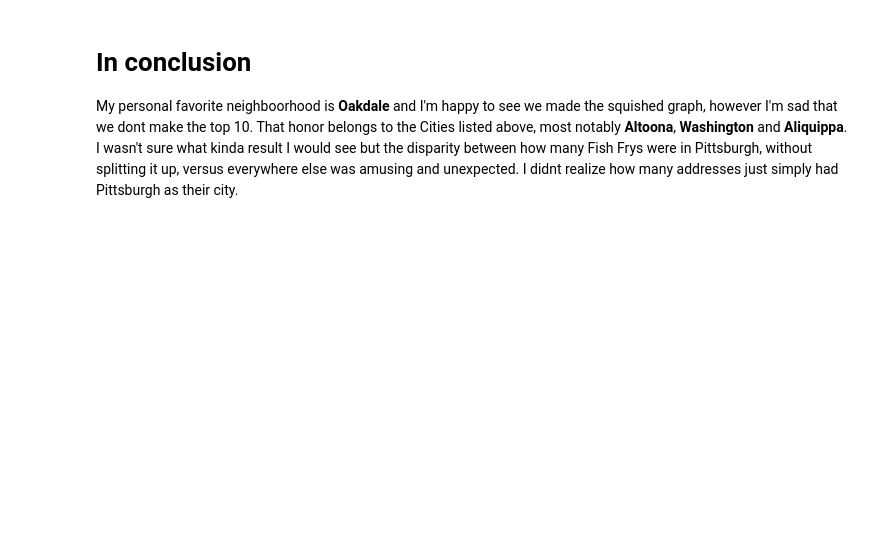
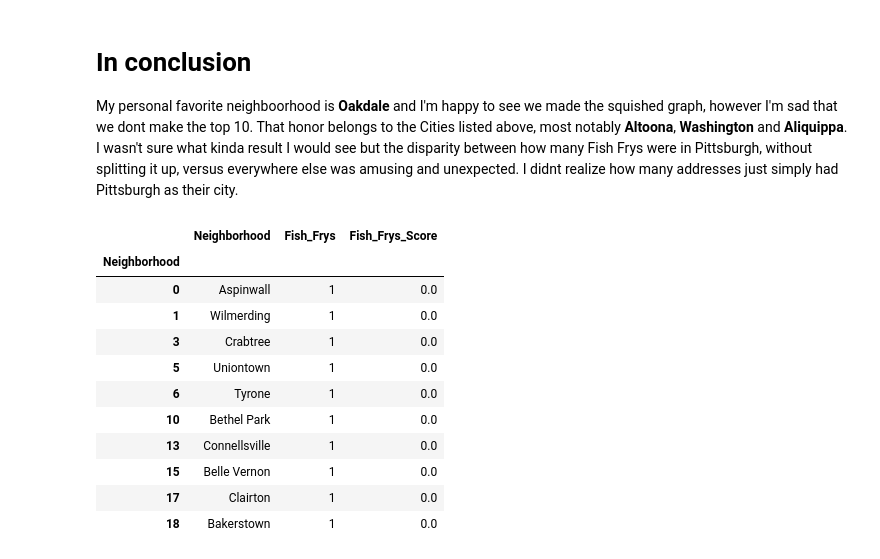
Before and after one commit to RokStronk/Big-Ideas-Final-Project, a Jupyter notebook: Conclusion/AaronFishFryStatsAdditions.ipynb, the cells around one changed output. Saved outputs shown, nothing was run; the diff lists cells and outputs as text; code cells hidden in the pictures; blank space fills up the shorter version.

```diff
--- a/Conclusion/AaronFishFryStats.ipynb
+++ b/Conclusion/AaronFishFryStatsAdditions.ipynb
@@ -231,3 +223,23 @@ MergedCities.nlargest(10,'Fish_Frys')
 # In conclusion
 
 My personal favorite neighboorhood is **Oakdale** and I'm happy to see we made the squished graph, however I'm sad that we dont make the top 10. That honor belongs to the Cities listed above, most notably **Altoona**, **Washington** and **Aliquippa**. I wasn't sure what kinda result I would see but the disparity between how many Fish Frys were in Pittsburgh, without splitting it up, versus everywhere else was amusing and unexpected. I didnt realize how many addresses just simply had Pittsburgh as their city.
+# %%
+MergedCities['Fish_Frys_Score'] = (MergedCities['Fish_Frys']-MergedCities['Fish_Frys'].min())/(MergedCities['Fish_Frys'].max()-MergedCities['Fish_Frys'].min())
+#Wacky one if you want negative values:
+#MergedCities['Fish_Frys_Score'] = ((MergedCities['Fish_Frys']-MergedCities['Fish_Frys'].mean())-MergedCities['Fish_Frys'].min())/(MergedCities['Fish_Frys'].max()-MergedCities['Fish_Frys'].min())
+
+MergedCities.nsmallest(10,'Fish_Frys')
+#print(MergedCities['Fish_Frys'].mean())
+# %% [output]
+|  | Neighborhood | Fish_Frys | Fish_Frys_Score |
+| Neighborhood |  |  |  |
+| 0 | Aspinwall | 1 | 0.0 |
+| 1 | Wilmerding | 1 | 0.0 |
+| 3 | Crabtree | 1 | 0.0 |
+| 5 | Uniontown | 1 | 0.0 |
+| 6 | Tyrone | 1 | 0.0 |
+| 10 | Bethel Park | 1 | 0.0 |
+| 13 | Connellsville | 1 | 0.0 |
+| 15 | Belle Vernon | 1 | 0.0 |
+| 17 | Clairton | 1 | 0.0 |
+| 18 | Bakerstown | 1 | 0.0 |
```
Also changed, not shown: parts of 4 cells of this notebook, 1 other file.
